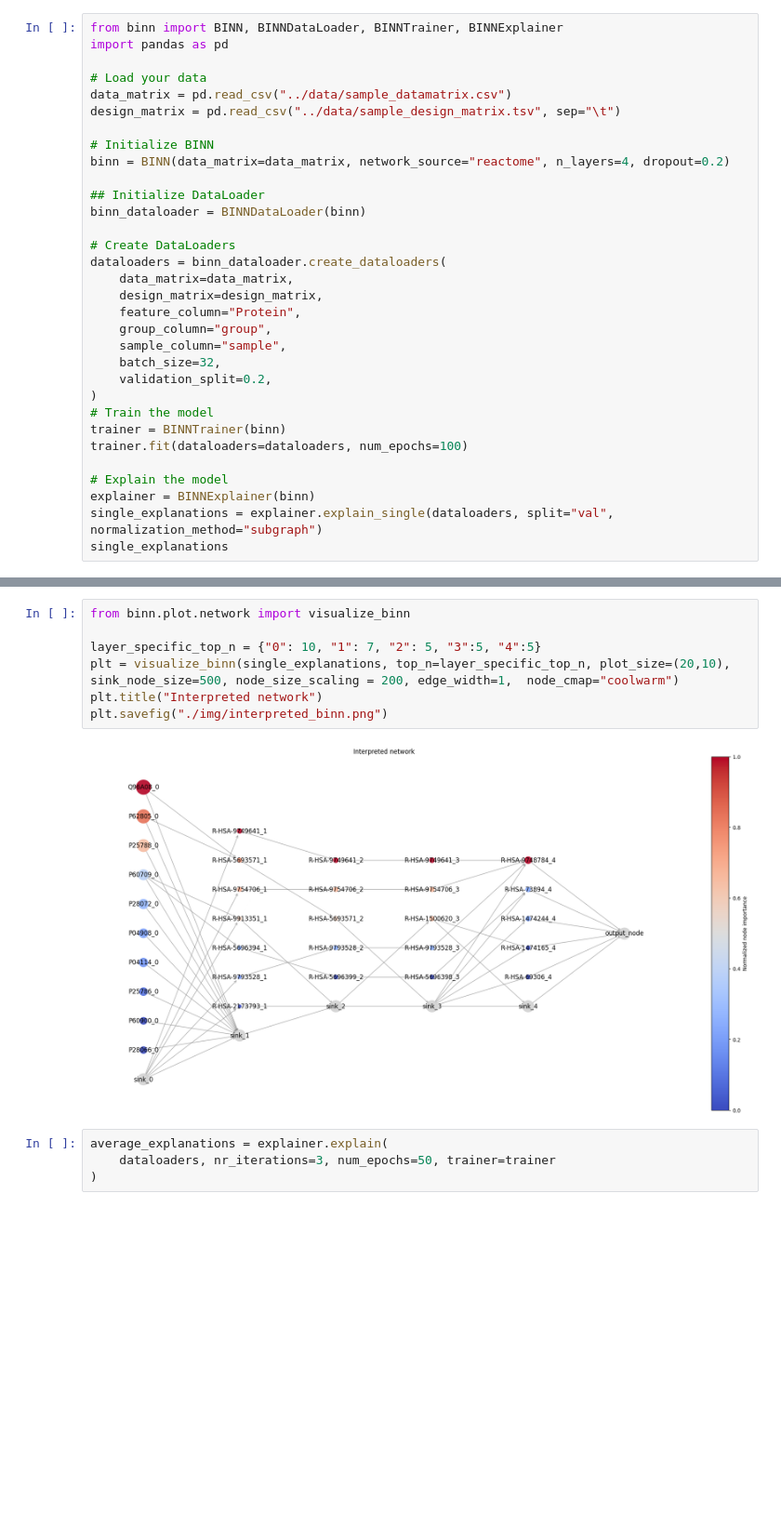
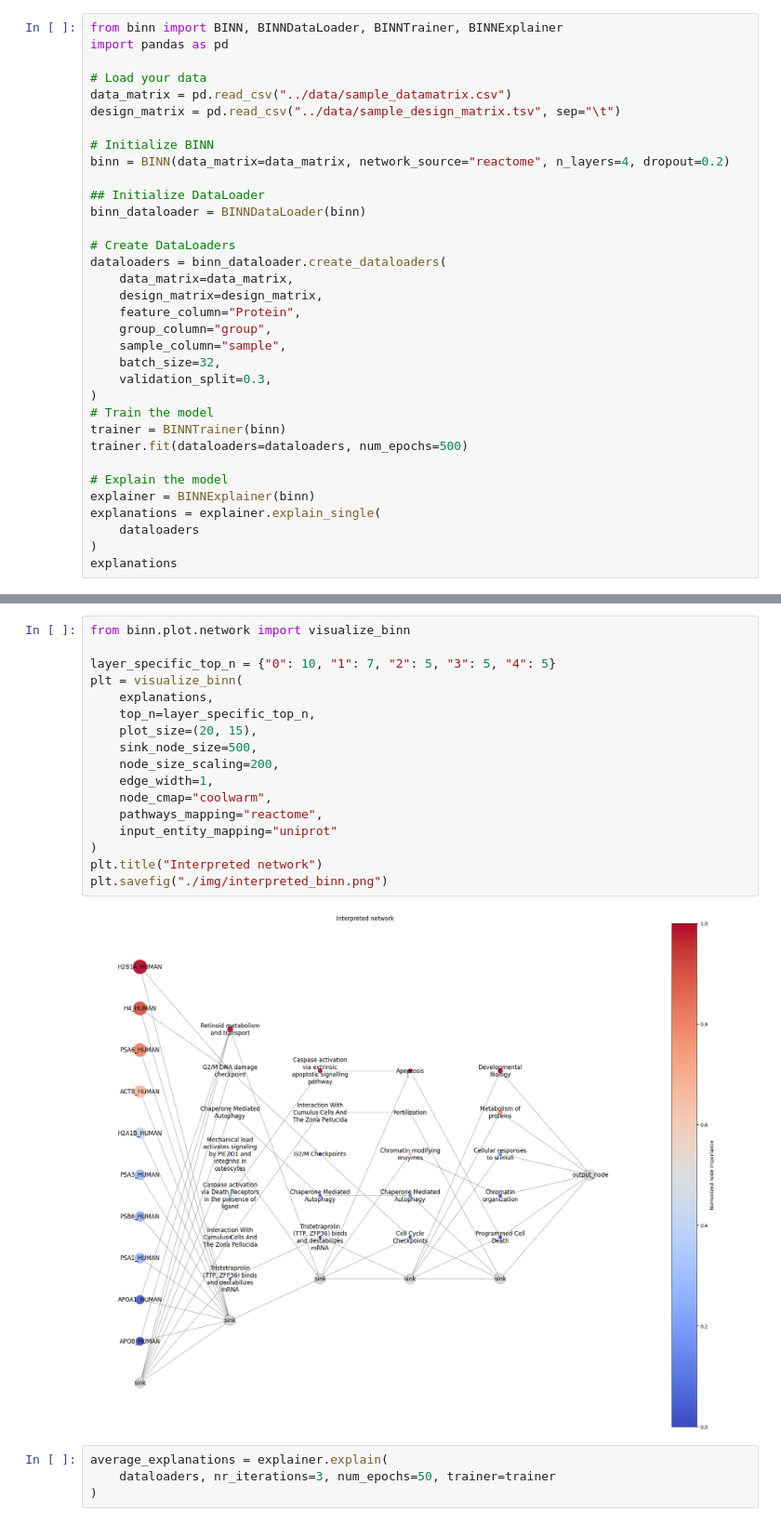
Before and after one commit to InfectionMedicineProteomics/BINN, a Jupyter notebook: docs/shap_example.ipynb, the cells around one changed output, grey strips where cells are left out. Shown at 93% size. Drawn from its saved outputs; the diff is of its cells as text; blank space fills up the shorter version.

```diff
--- a/docs/shap_example.ipynb
+++ b/docs/shap_example.ipynb
@@ -20,16 +20,18 @@ dataloaders = binn_dataloader.create_dataloaders(
     group_column="group",
     sample_column="sample",
     batch_size=32,
-    validation_split=0.2,
+    validation_split=0.3,
 )
 # Train the model
 trainer = BINNTrainer(binn)
-trainer.fit(dataloaders=dataloaders, num_epochs=100)
+trainer.fit(dataloaders=dataloaders, num_epochs=500)
 
 # Explain the model
 explainer = BINNExplainer(binn)
-single_explanations = explainer.explain_single(dataloaders, split="val", normalization_method="subgraph")
-single_explanations
+explanations = explainer.explain_single(
+    dataloaders
+)
+explanations
 # %% [output]
 [INFO] BINN is on device: cpu
 Mapping group labels: {np.int64(1): 0, np.int64(2): 1}
@@ -64,12 +66,22 @@ Mapping group labels: {np.int64(1): 0, np.int64(2): 1}
 # %%
 from binn.plot.network import visualize_binn
 
-layer_specific_top_n = {"0": 10, "1": 7, "2": 5, "3":5, "4":5}
-plt = visualize_binn(single_explanations, top_n=layer_specific_top_n, plot_size=(20,10), sink_node_size=500, node_size_scaling = 200, edge_width=1,  node_cmap="coolwarm")
+layer_specific_top_n = {"0": 10, "1": 7, "2": 5, "3": 5, "4": 5}
+plt = visualize_binn(
+    explanations,
+    top_n=layer_specific_top_n,
+    plot_size=(20, 15),
+    sink_node_size=500,
+    node_size_scaling=200,
+    edge_width=1,
+    node_cmap="coolwarm",
+    pathways_mapping="reactome",
+    input_entity_mapping="uniprot"
+)
 plt.title("Interpreted network")
 plt.savefig("./img/interpreted_binn.png")
 # %% [output]
-[figure, old version]
+[figure, new version]
 # %%
 average_explanations = explainer.explain(
     dataloaders, nr_iterations=3, num_epochs=50, trainer=trainer
```
Also changed, not shown: parts of 2 cells of this notebook, 14 other files.
